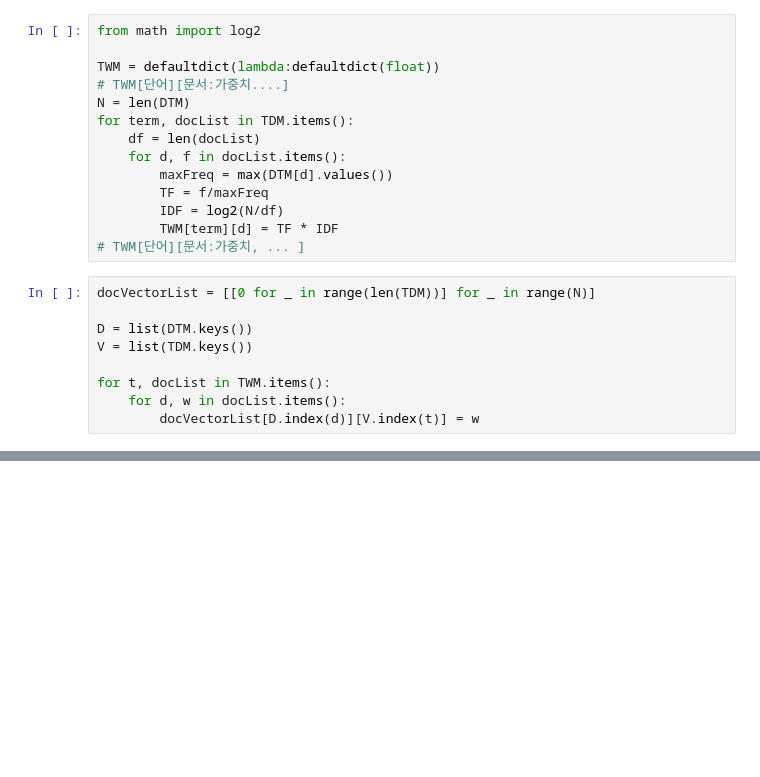
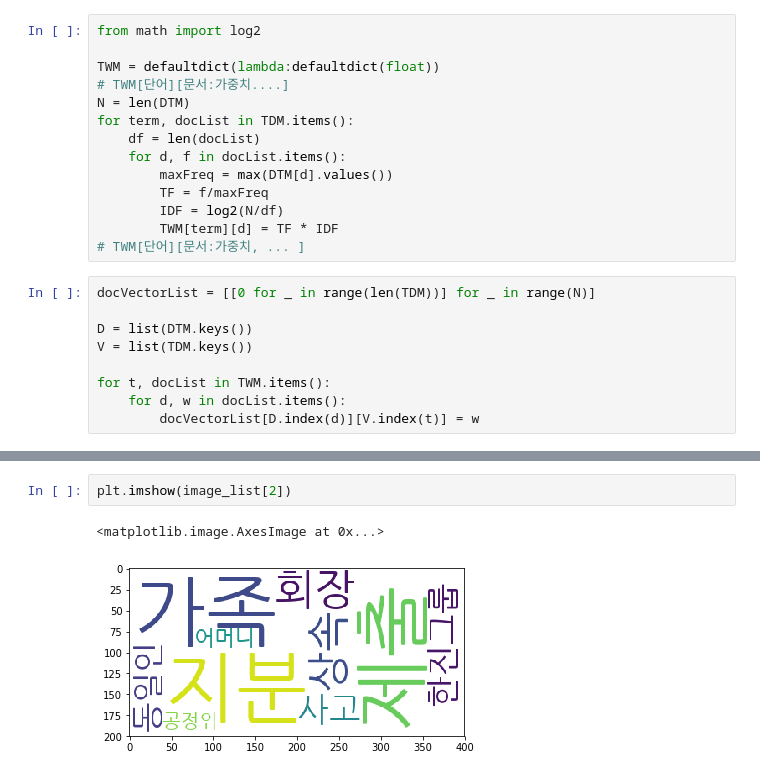
Before and after one commit to smothly/ai_innovation_NLP, a Jupyter notebook: 6.14 term clustering.ipynb, the cells around one changed output, grey strips where cells are left out. Cells and saved outputs as stored; diff of their text form; blank space fills up the shorter version.

```diff
--- a/6.14 term clustering.ipynb
+++ b/6.14 term clustering.ipynb
@@ -408,0 +460,5 @@ for i in range(K):
+# %%
+plt.imshow(image_list[2])
+# %% [output]
+<matplotlib.image.AxesImage at 0x...>
+[figure, added]
```
Also changed, not shown: parts of 20 cells of this notebook, 6 other files.
